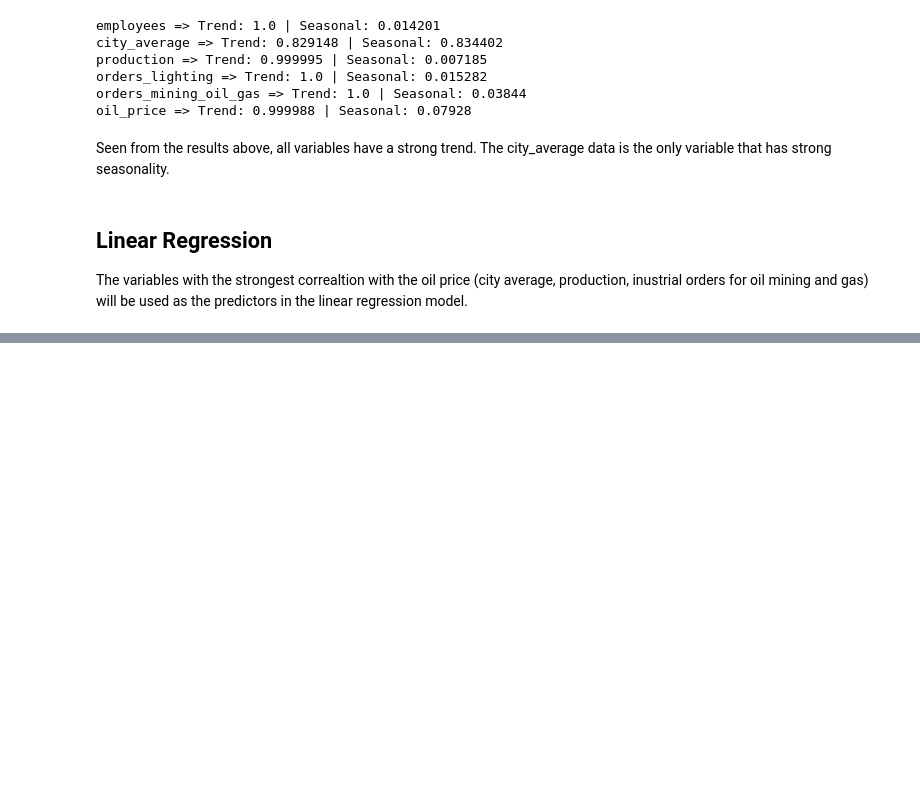
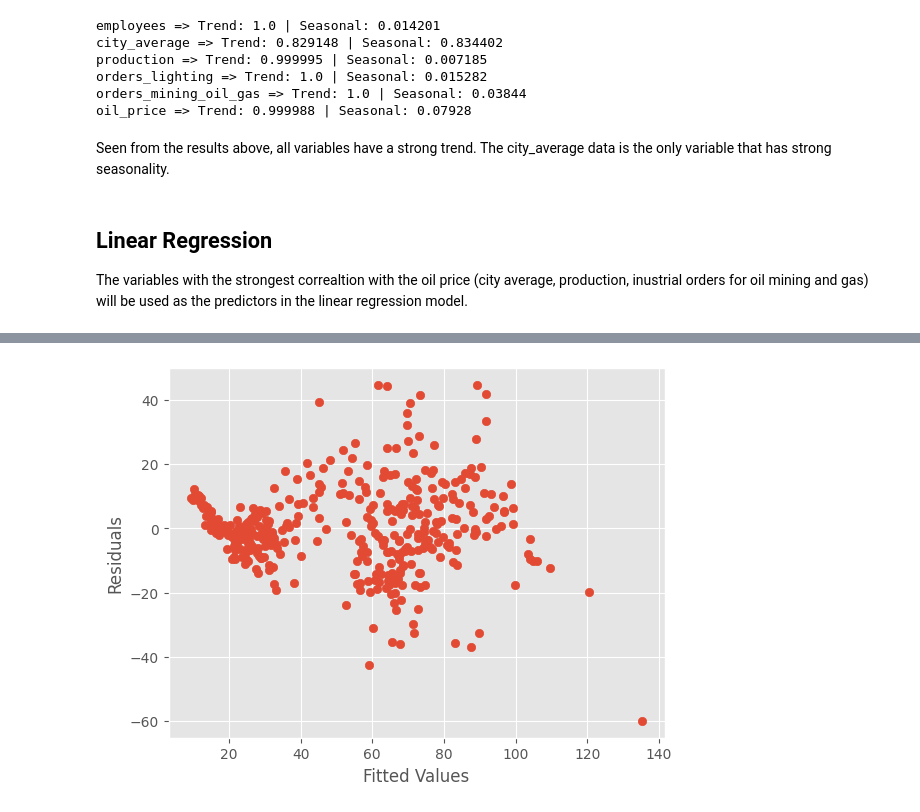
Before and after one commit to tzabcoder/QuantitativeFinance, a Jupyter notebook: Seasonality_Predictions/oil_seasonality_predictions.ipynb, the cells around one changed output, grey strips where cells are left out. Drawn from its saved outputs; the diff is of its cells as text; code cells hidden in the pictures; blank space fills up the shorter version.

```diff
--- a/Seasonality_Predictions/oil_seasonality_predictions.ipynb
+++ b/Seasonality_Predictions/oil_seasonality_predictions.ipynb
@@ -227,0 +223,14 @@ X, Y = data.iloc[:train_size], data.iloc[train_size:]
+# %%
+#  In-sample test
+X = pd.DataFrame({
+    'intercept' : np.ones(data.shape[0]),
+    'city_average' : data['city_average'],
+    'production' : data['production'],
+    'orders_mining_oil_gas' : data['orders_mining_oil_gas']
+})
+y = data['oil_price']
+
+# Create the multiple ordinary least squares regression model
+model = sm.OLS(y, X)
+results = model.fit()
+print(results.summary())
@@ -227,0 +255,8 @@ X, Y = data.iloc[:train_size], data.iloc[train_size:]
+# %%
+# Plot the fitted values against the residuals
+plt.scatter(results.fittedvalues, results.resid)
+plt.xlabel('Fitted Values')
+plt.ylabel('Residuals')
+plt.show()
+# %% [output]
+[figure, added]
```
Also changed, not shown: parts of 4 cells of this notebook.
